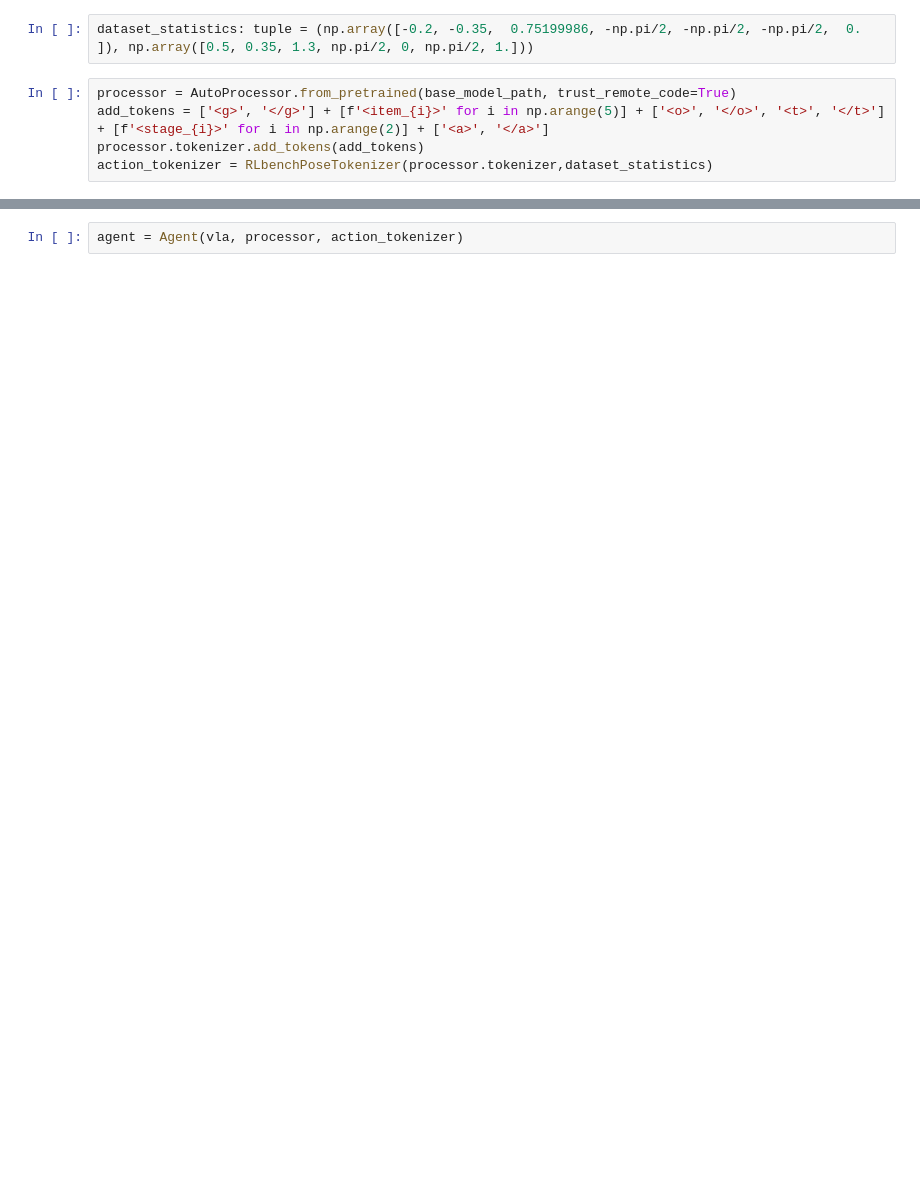
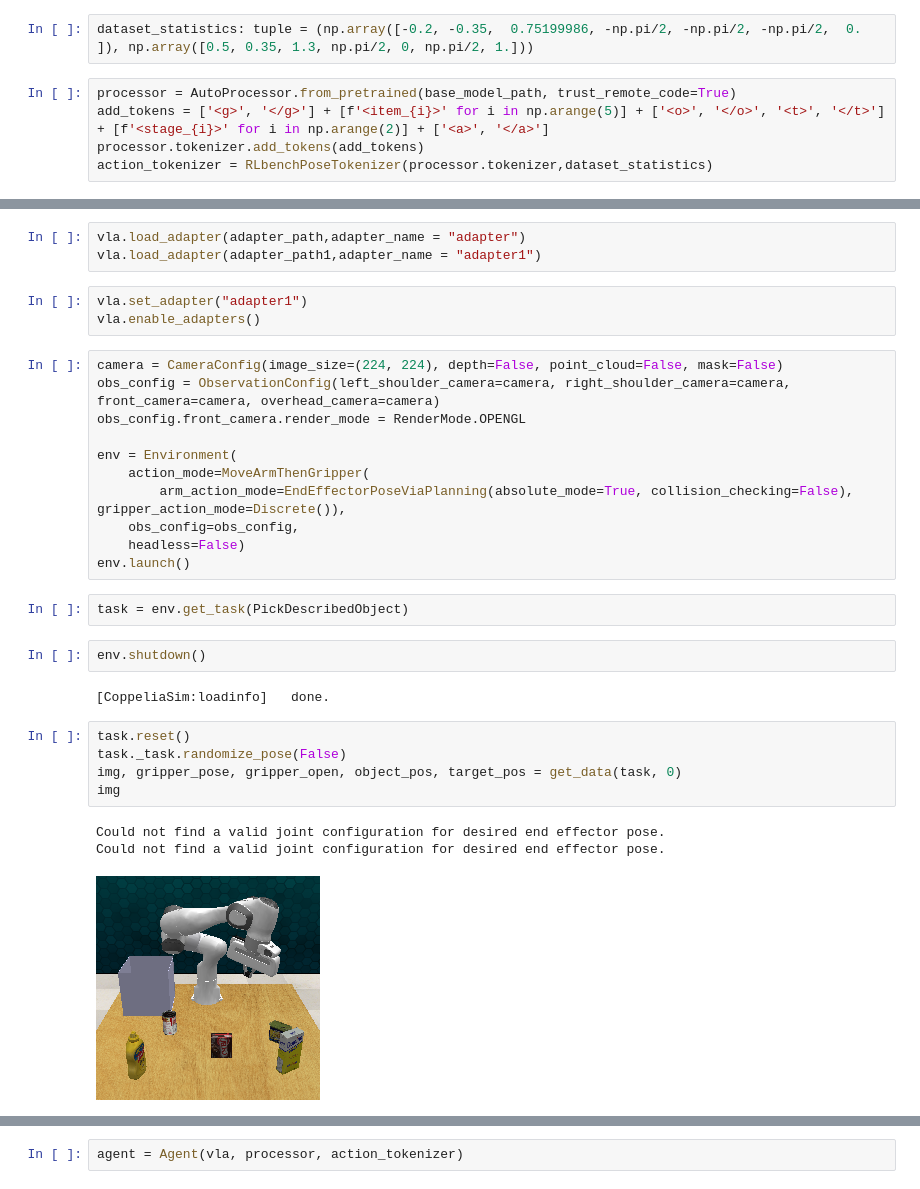
Before and after one commit to VLA-RL/VLA-RL, a Jupyter notebook: test.ipynb, the cells around one changed output, grey strips where cells are left out. Cells and saved outputs as stored; diff of their text form; blank space fills up the shorter version.

```diff
--- a/test.ipynb
+++ b/test.ipynb
@@ -67,0 +69,32 @@ vla.load_adapter(adapter_path)
+# %%
+vla.load_adapter(adapter_path,adapter_name = "adapter")
+vla.load_adapter(adapter_path1,adapter_name = "adapter1")
+# %%
+vla.set_adapter("adapter1")
+vla.enable_adapters()
+# %%
+camera = CameraConfig(image_size=(224, 224), depth=False, point_cloud=False, mask=False)
+obs_config = ObservationConfig(left_shoulder_camera=camera, right_shoulder_camera=camera, front_camera=camera, overhead_camera=camera)
+obs_config.front_camera.render_mode = RenderMode.OPENGL
+
+env = Environment(
+    action_mode=MoveArmThenGripper(
+        arm_action_mode=EndEffectorPoseViaPlanning(absolute_mode=True, collision_checking=False), gripper_action_mode=Discrete()),
+    obs_config=obs_config,
+    headless=False)
+env.launch()
+# %%
+task = env.get_task(PickDescribedObject)
+# %%
+env.shutdown()
+# %% [output]
+[CoppeliaSim:loadinfo]   done.
+# %%
+task.reset()
+task._task.randomize_pose(False)
+img, gripper_pose, gripper_open, object_pos, target_pos = get_data(task, 0)
+img
+# %% [output]
+Could not find a valid joint configuration for desired end effector pose.
+Could not find a valid joint configuration for desired end effector pose.
+[figure, added]
```
Also changed, not shown: parts of 15 cells of this notebook, 6 other files.
